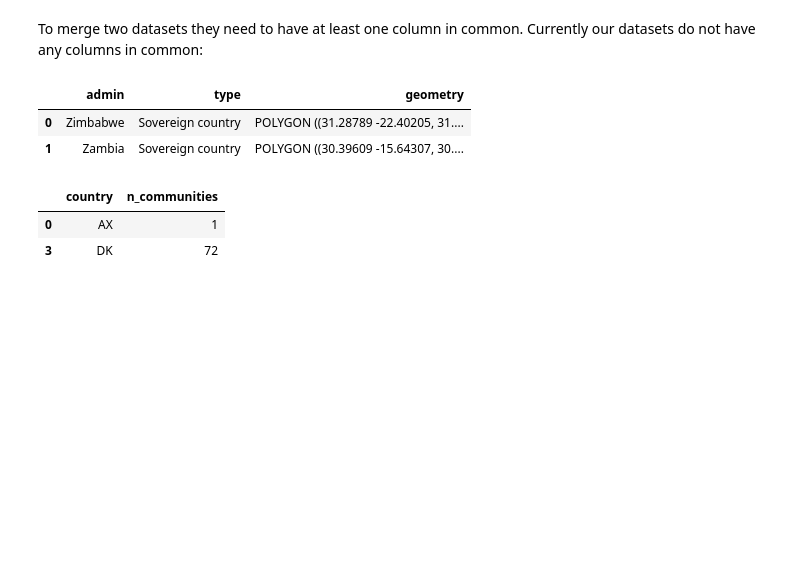
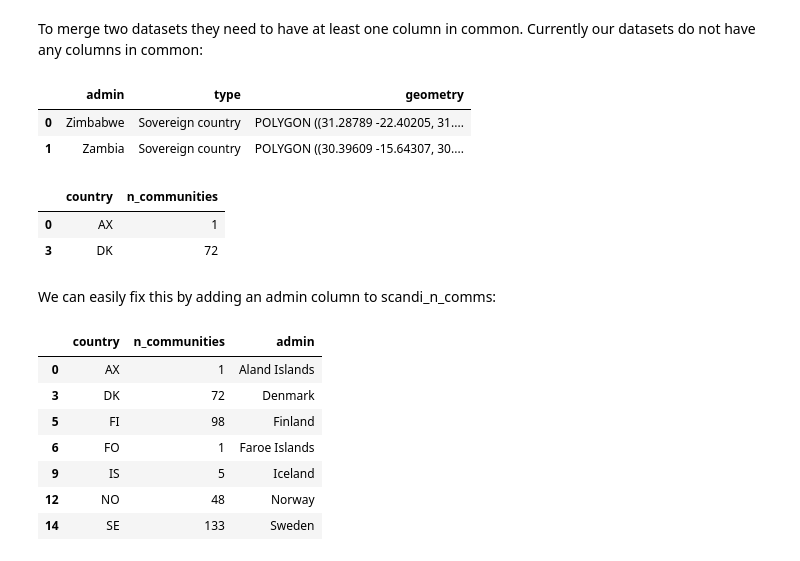
Before and after one commit to cnordheim-maestas/eds220-week4, a Jupyter notebook: Merging-data.ipynb, the cells around one changed output. Saved outputs shown, nothing was run; the diff lists cells and outputs as text; code cells hidden in the pictures; blank space fills up the shorter version.

```diff
--- a/Merging-data.ipynb
+++ b/Merging-data.ipynb
@@ -179,3 +179,25 @@ scandi_n_comms.head(2)
 |  | country | n_communities |
 | 0 | AX | 1 |
 | 3 | DK | 72 |
+# %% [markdown]
+We can easily fix this by adding an admin column to scandi_n_comms:
+# %%
+# Add country names
+scandi_names = ['Aland Islands',
+                'Denmark',
+                'Finland',
+                'Faroe Islands',
+                'Iceland',
+                'Norway',
+                'Sweden']
+scandi_n_comms['admin'] = scandi_names
+scandi_n_comms
+# %% [output]
+|  | country | n_communities | admin |
+| 0 | AX | 1 | Aland Islands |
+| 3 | DK | 72 | Denmark |
+| 5 | FI | 98 | Finland |
+| 6 | FO | 1 | Faroe Islands |
+| 9 | IS | 5 | Iceland |
+| 12 | NO | 48 | Norway |
+| 14 | SE | 133 | Sweden |
```
Also changed, not shown: parts of 1 cell of this notebook.
